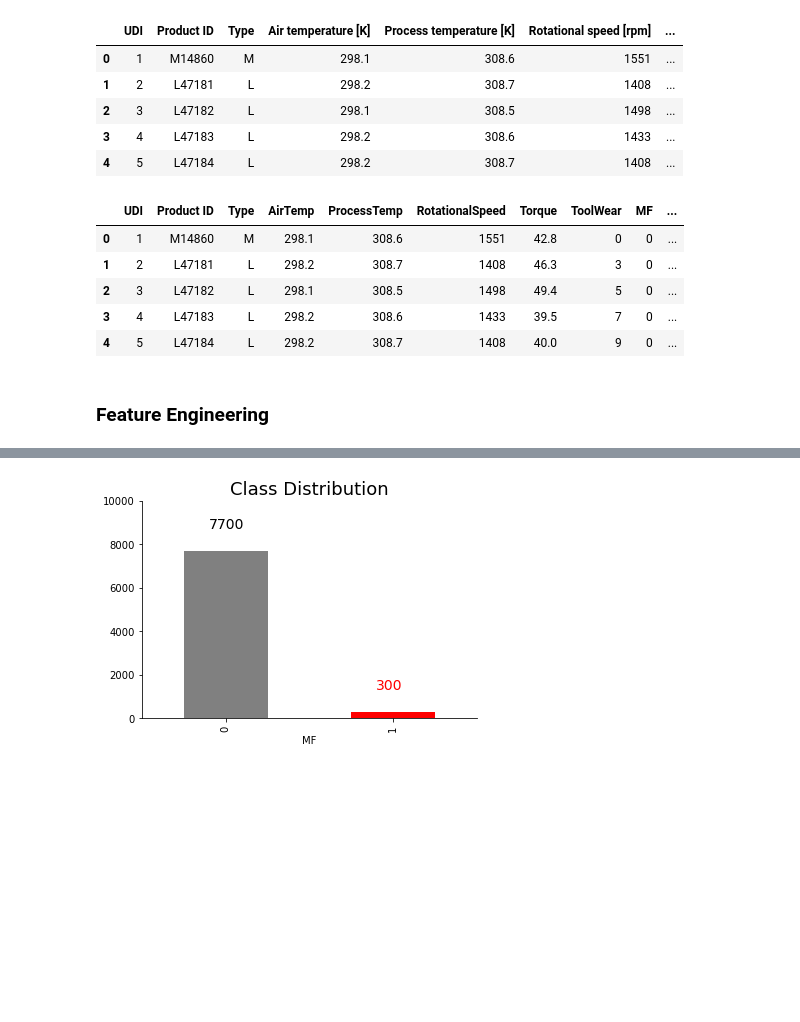
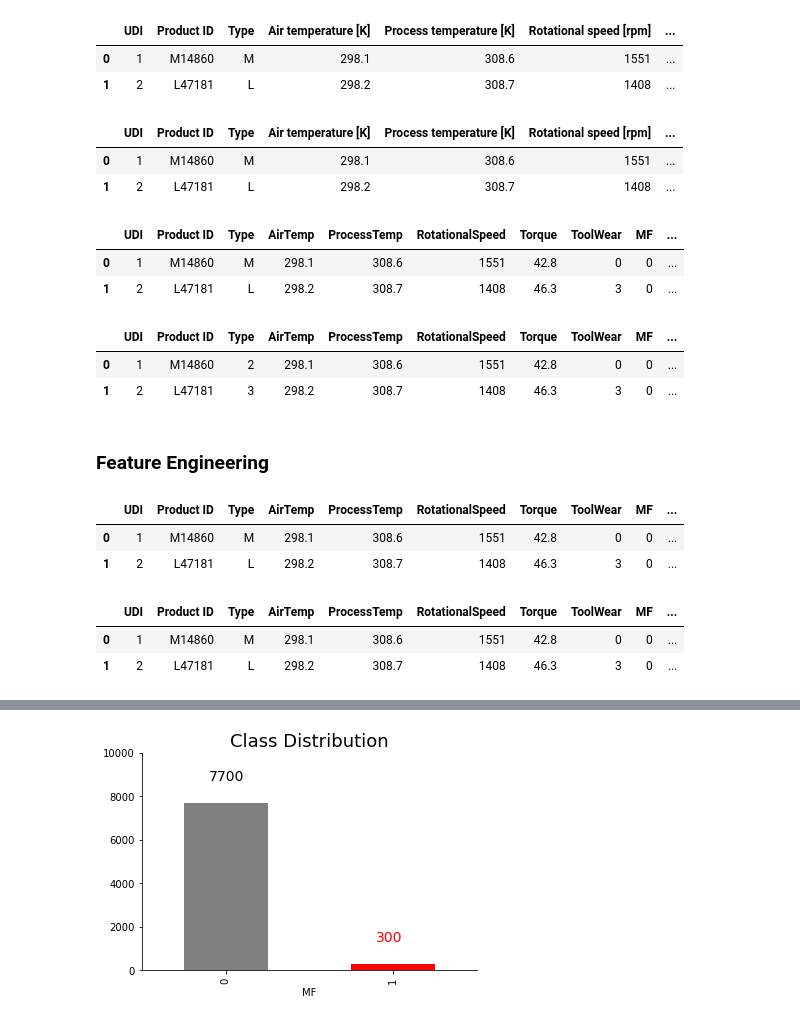
Before and after one commit to chockchip/predictive-maintenance, a Jupyter notebook: main2_genetic.ipynb, the cells around one changed output, grey strips where cells are left out. Cells and saved outputs as stored; diff of their text form; code cells hidden in the pictures; blank space fills up the shorter version.

```diff
--- a/main2_genetic.ipynb
+++ b/main2_genetic.ipynb
@@ -24,15 +25,19 @@ from ml_helper import scaler_type
 # %%
 file_path = '/Users/watcharapongwongrattanasirikul/Documents/Git/predictive-maintenance/train_timeseries.csv'
 
 df = pd.read_csv(file_path)
-df.head(5)
+df.head(2)
 # %% [output]
 |  | UDI | Product ID | Type | Air temperature [K] | Process temperature [K] | Rotational speed [rpm] | ... |
 | 0 | 1 | M14860 | M | 298.1 | 308.6 | 1551 | ... |
 | 1 | 2 | L47181 | L | 298.2 | 308.7 | 1408 | ... |
-| 2 | 3 | L47182 | L | 298.1 | 308.5 | 1498 | ... |
-| 3 | 4 | L47183 | L | 298.2 | 308.6 | 1433 | ... |
-| 4 | 5 | L47184 | L | 298.2 | 308.7 | 1408 | ... |
+# %%
+df.drop(['RNF'], axis=1, inplace=True)
+df.head(2)
+# %% [output]
+|  | UDI | Product ID | Type | Air temperature [K] | Process temperature [K] | Rotational speed [rpm] | ... |
+| 0 | 1 | M14860 | M | 298.1 | 308.6 | 1551 | ... |
+| 1 | 2 | L47181 | L | 298.2 | 308.7 | 1408 | ... |
 # %%
 # Rename of columns
 df = df.rename(columns={
@@ -43,11 +48,8 @@ df = df.rename(columns={
     'Tool wear [min]': 'ToolWear',
     'Machine failure':'MF'
 })
-df.head()
+df.head(2)
 # %% [output]
 |  | UDI | Product ID | Type | AirTemp | ProcessTemp | RotationalSpeed | Torque | ToolWear | MF | ... |
 | 0 | 1 | M14860 | M | 298.1 | 308.6 | 1551 | 42.8 | 0 | 0 | ... |
 | 1 | 2 | L47181 | L | 298.2 | 308.7 | 1408 | 46.3 | 3 | 0 | ... |
-| 2 | 3 | L47182 | L | 298.1 | 308.5 | 1498 | 49.4 | 5 | 0 | ... |
-| 3 | 4 | L47183 | L | 298.2 | 308.6 | 1433 | 39.5 | 7 | 0 | ... |
-| 4 | 5 | L47184 | L | 298.2 | 308.7 | 1408 | 40.0 | 9 | 0 | ... |
@@ -54,2 +68,26 @@ df.head()
+# %%
+df.head(2)
+# %% [output]
+|  | UDI | Product ID | Type | AirTemp | ProcessTemp | RotationalSpeed | Torque | ToolWear | MF | ... |
+| 0 | 1 | M14860 | 2 | 298.1 | 308.6 | 1551 | 42.8 | 0 | 0 | ... |
+| 1 | 2 | L47181 | 3 | 298.2 | 308.7 | 1408 | 46.3 | 3 | 0 | ... |
 # %% [markdown]
 ### Feature Engineering
+# %%
+# The importance feature of power failure  is Power then we create the Power feature
+# Power(kW) = Torque (N.m) x Speed (rpm)
+
+df['Power'] = df['Torque'] * df['RotationalSpeed']
+df.head(2)
+# %% [output]
+|  | UDI | Product ID | Type | AirTemp | ProcessTemp | RotationalSpeed | Torque | ToolWear | MF | ... |
+| 0 | 1 | M14860 | M | 298.1 | 308.6 | 1551 | 42.8 | 0 | 0 | ... |
+| 1 | 2 | L47181 | L | 298.2 | 308.7 | 1408 | 46.3 | 3 | 0 | ... |
+# %%
+# The importance feature of heat dissipation failure  is temperature
+df['AirDiff'] = df['ProcessTemp'] - df['AirTemp']
+df.head(2)
+# %% [output]
+|  | UDI | Product ID | Type | AirTemp | ProcessTemp | RotationalSpeed | Torque | ToolWear | MF | ... |
+| 0 | 1 | M14860 | M | 298.1 | 308.6 | 1551 | 42.8 | 0 | 0 | ... |
+| 1 | 2 | L47181 | L | 298.2 | 308.7 | 1408 | 46.3 | 3 | 0 | ... |
```
Also changed, not shown: parts of 47 cells of this notebook, 3 other files.
